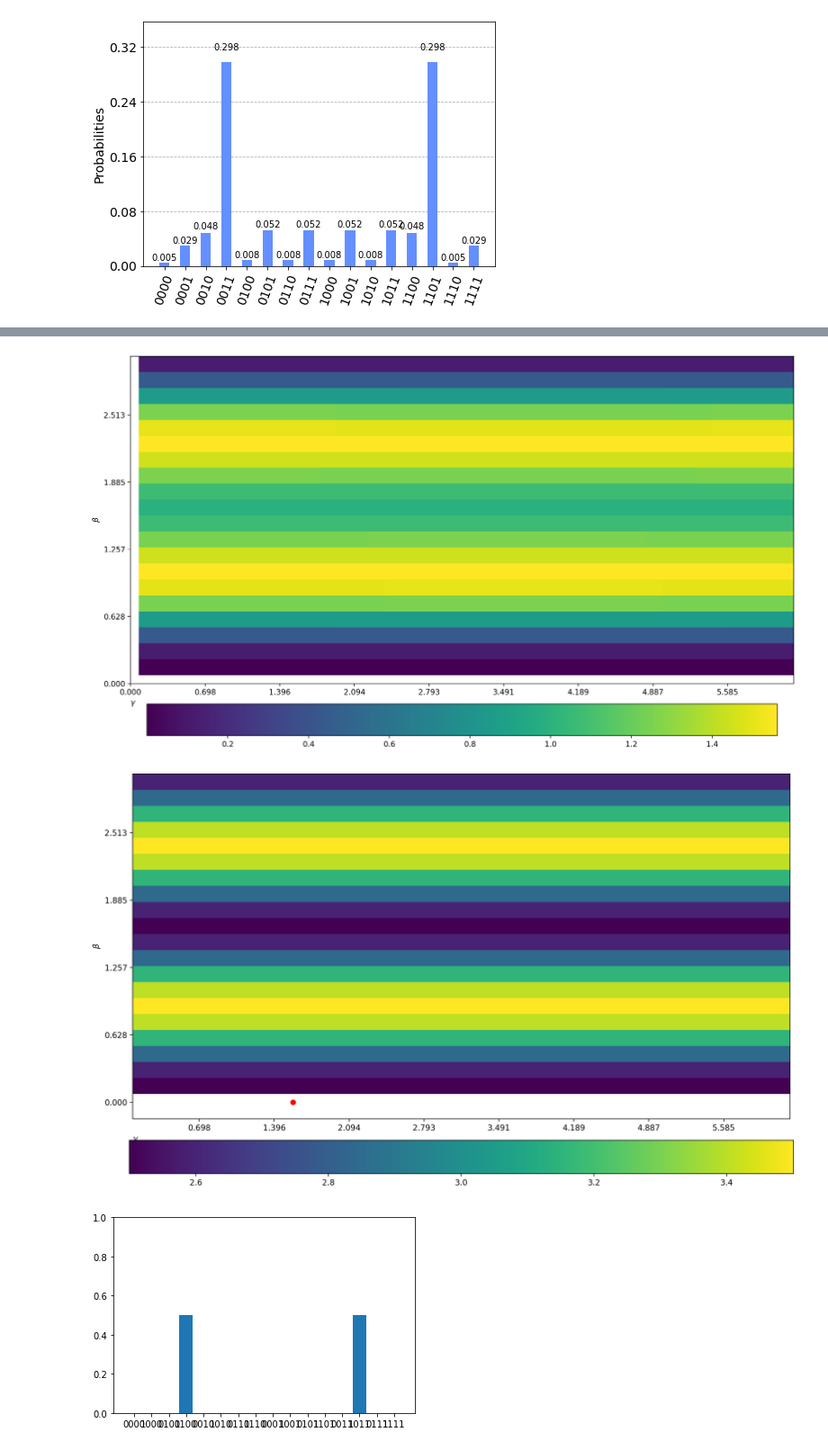
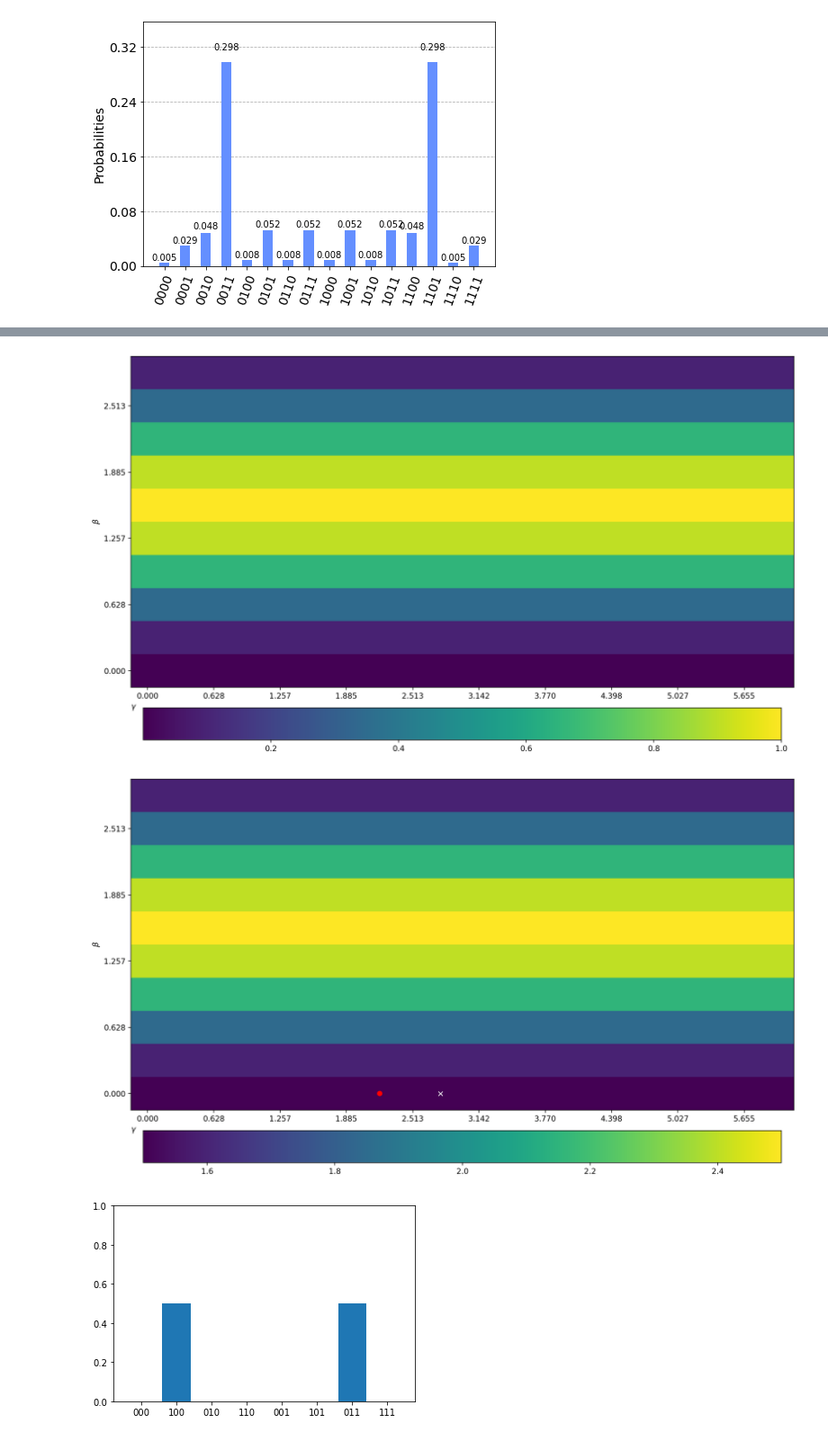
Before and after one commit to OpenQuantumComputing/optimization, a Jupyter notebook: newbeginning 3 qubit.ipynb, the cells around one changed output, grey strips where cells are left out. Shown: that part at 90% size. Saved outputs shown, nothing was run; the diff lists cells and outputs as text; code cells hidden in the pictures.

```diff
--- a/newbeginning 3 qubit.ipynb
+++ b/newbeginning 3 qubit.ipynb
@@ -50,3 +50,11 @@ CR = CR/np.max(CR)
+# %%
+FR = np.array([[1,1, 0],
+              [1,0, 1]])
+CR=np.array([1,1,1])
+# CR=np.random.rand(4)
+
+# Normalize weights
+CR = CR/np.max(CR)
 # %%
 # from data.tailassignment_loader import *
 # FR,CR = npy_loader(f'../data//tailassignment_samples/npy_samples/FRCR_6_24_3_1.npy')
@@ -194,15 +204,15 @@ qaoa=QAOAChoose(CR, FR)
 
 mu=1
 
-E, Ecost, Eexco, x0, job, ji = qaoa.getElandscape(backend,mu,useExco=[False],sv=sv)
+E, Ecost, Eexco, x0, job, ji = qaoa.getElandscape(backend,mu,useExco=[False],sv=sv,ng=20,nb=10)
 out, job_b, xb = qaoa.getlocalmin(x0, backend, mu,useExco=[False],sv=sv)
 
 # plot landscape
-_=getfig(Ecost)
+_=getfig(Ecost,ng=20,nb=10)
 # plot landscape
-_=getfig(Eexco)
+_=getfig(Eexco,ng=20,nb=10)
 # plot landscape
-_=getfig(E)
+_=getfig(E,ng=20,nb=10)
 pl.plot(x0[0],x0[1],'ro')
 pl.plot(xb[0],xb[1],'wx')
 
@@ -221,3 +231,3 @@ Optimization terminated successfully.
-[figure, old version]
+[figure, new version]
-[figure, old version]
+[figure, new version]
-[figure, old version]
+[figure, new version]
```
Also changed, not shown: parts of 11 cells of this notebook, 3 other files.
